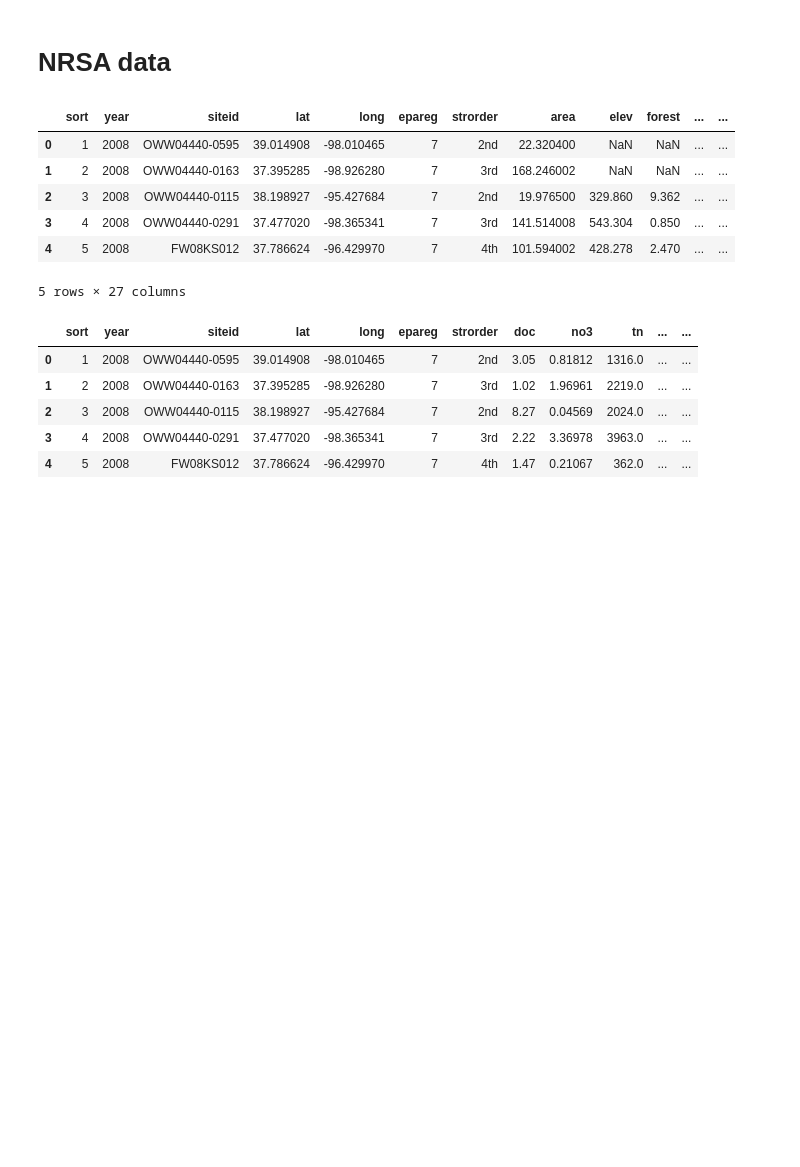
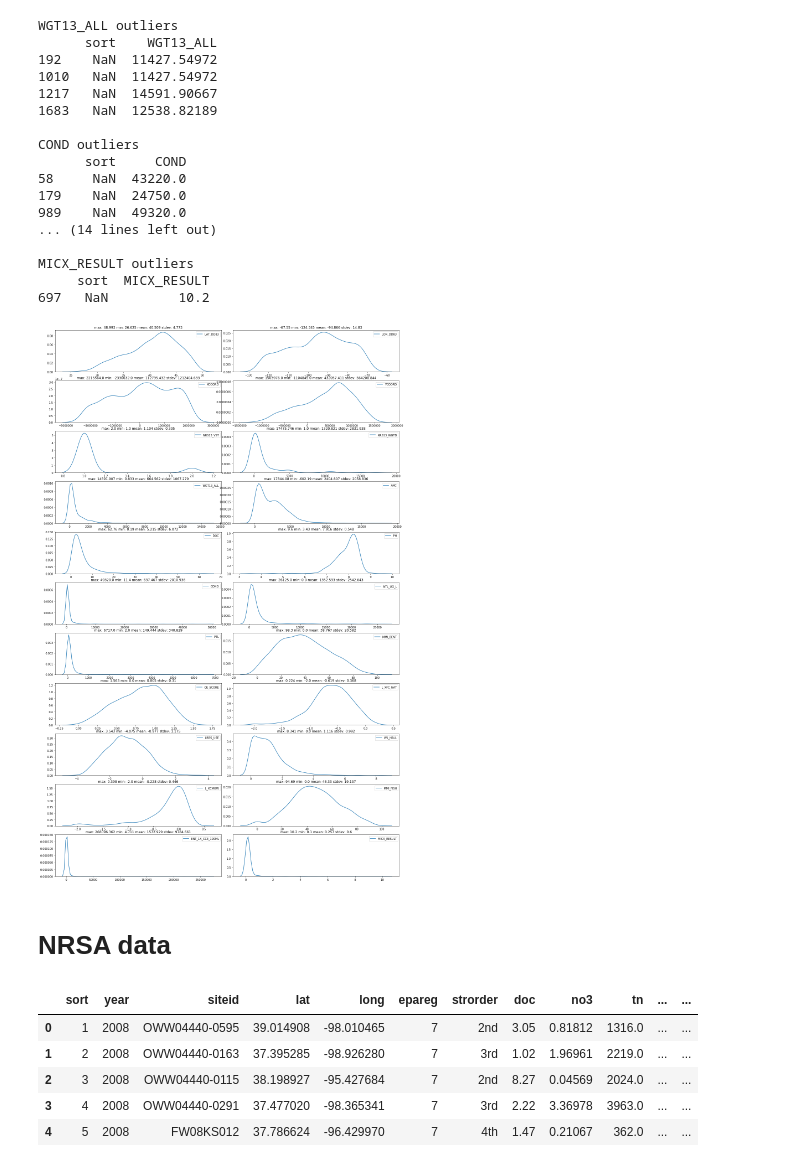
Before and after one commit to resinizar/stream, a Jupyter notebook: epa.ipynb, the cells around one changed output. Saved outputs shown, nothing was run; the diff lists cells and outputs as text; code cells hidden in the pictures; blank space fills up the shorter version.

```diff
--- a/epa.ipynb
+++ b/epa.ipynb
@@ -24,17 +143,46 @@ NLA_targets = ['doc', 'no3no2', 'tn', 'tp']
+# %%
+f, axarray = plt.subplots(ncols=2, nrows=11)
+f.set_size_inches(18, 28)
+f.tight_layout()
+
+for col, ax in zip(NRSA2.select_dtypes(include=[np.number]).columns, axarray.ravel()):
+    max_val, min_val, mean, stdev = np.round([NRSA2[col].max(),
+                                              NRSA2[col].min(),
+                                              NRSA2[col].mean(),
+                                              NRSA2[col].std()], 3)
+
+    outliers = NRSA2.loc[NRSA2[col] > mean + 10*stdev, ['sort', col]]
+    sb.kdeplot(NRSA2[col].dropna(), ax=ax)
+
+    ax.set_title('max: {} min: {} mean: {} stdev: {}'.format(max_val, min_val, mean, stdev))
+
+    if not outliers.empty:
+        print('{} outliers'.format(col))
+        print(outliers)
+        print()
+# %% [output]
+WGT13_ALL outliers
+      sort    WGT13_ALL
+192    NaN  11427.54972
+1010   NaN  11427.54972
+1217   NaN  14591.90667
+1683   NaN  12538.82189
+
+COND outliers
+      sort     COND
+58     NaN  43220.0
+179    NaN  24750.0
+989    NaN  49320.0
+... (14 lines left out)
+
+MICX_RESULT outliers
+     sort  MICX_RESULT
+697   NaN         10.2
+[figure, added]
 # %% [markdown]
 # NRSA data
 # %%
 NRSA = get_NRSA_data()
-# %%
-NRSA.drop(NRSA_targets, axis=1).head()
-# %% [output]
-|  | sort | year | siteid | lat | long | epareg | strorder | area | elev | forest | ... | ... |
-| 0 | 1 | 2008 | OWW04440-0595 | 39.014908 | -98.010465 | 7 | 2nd | 22.320400 | NaN | NaN | ... | ... |
-| 1 | 2 | 2008 | OWW04440-0163 | 37.395285 | -98.926280 | 7 | 3rd | 168.246002 | NaN | NaN | ... | ... |
-| 2 | 3 | 2008 | OWW04440-0115 | 38.198927 | -95.427684 | 7 | 2nd | 19.976500 | 329.860 | 9.362 | ... | ... |
-| 3 | 4 | 2008 | OWW04440-0291 | 37.477020 | -98.365341 | 7 | 3rd | 141.514008 | 543.304 | 0.850 | ... | ... |
-| 4 | 5 | 2008 | FW08KS012 | 37.786624 | -96.429970 | 7 | 4th | 101.594002 | 428.278 | 2.470 | ... | ... |
-5 rows × 27 columns
 # %%
 NRSA.head()
 # %% [output]
```
Also changed, not shown: parts of 9 cells of this notebook, 3 other files.
